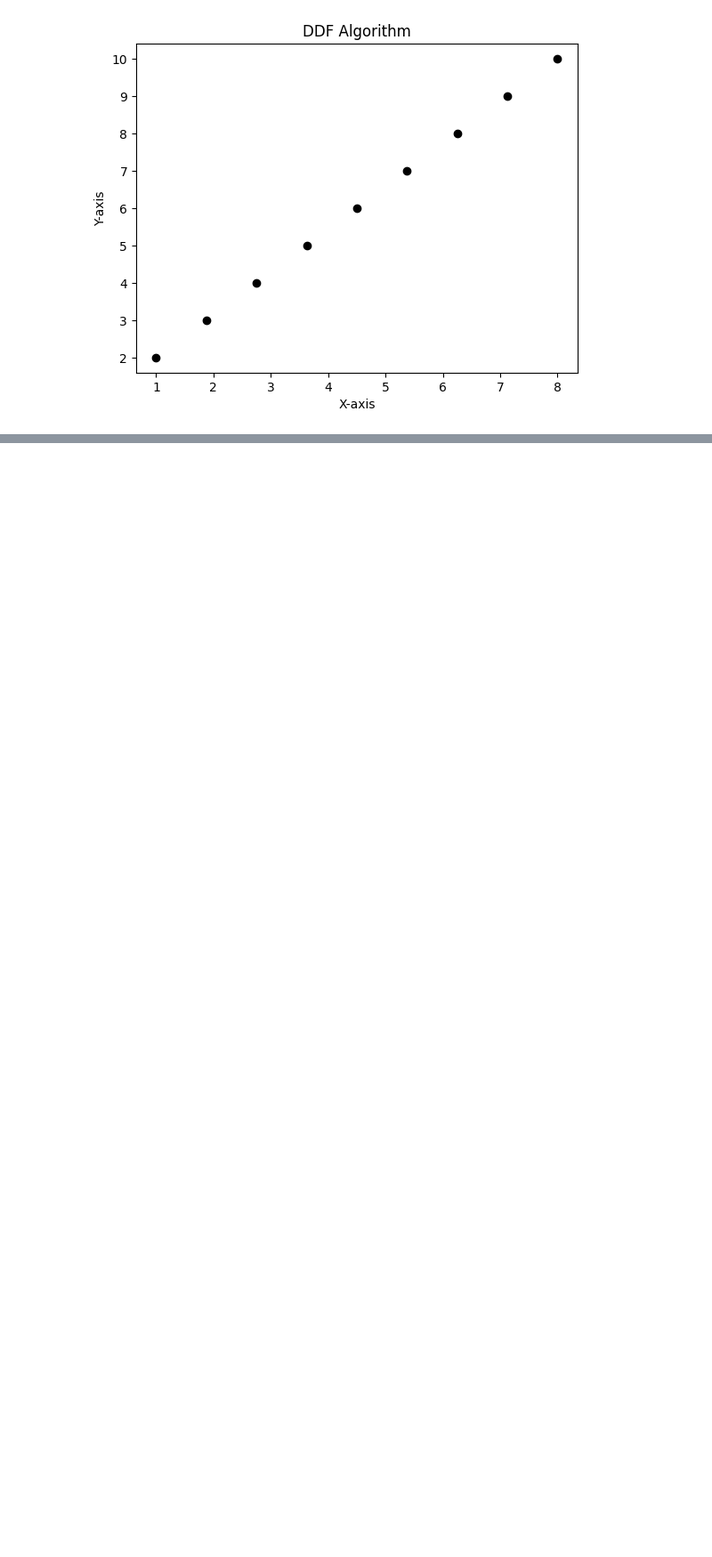
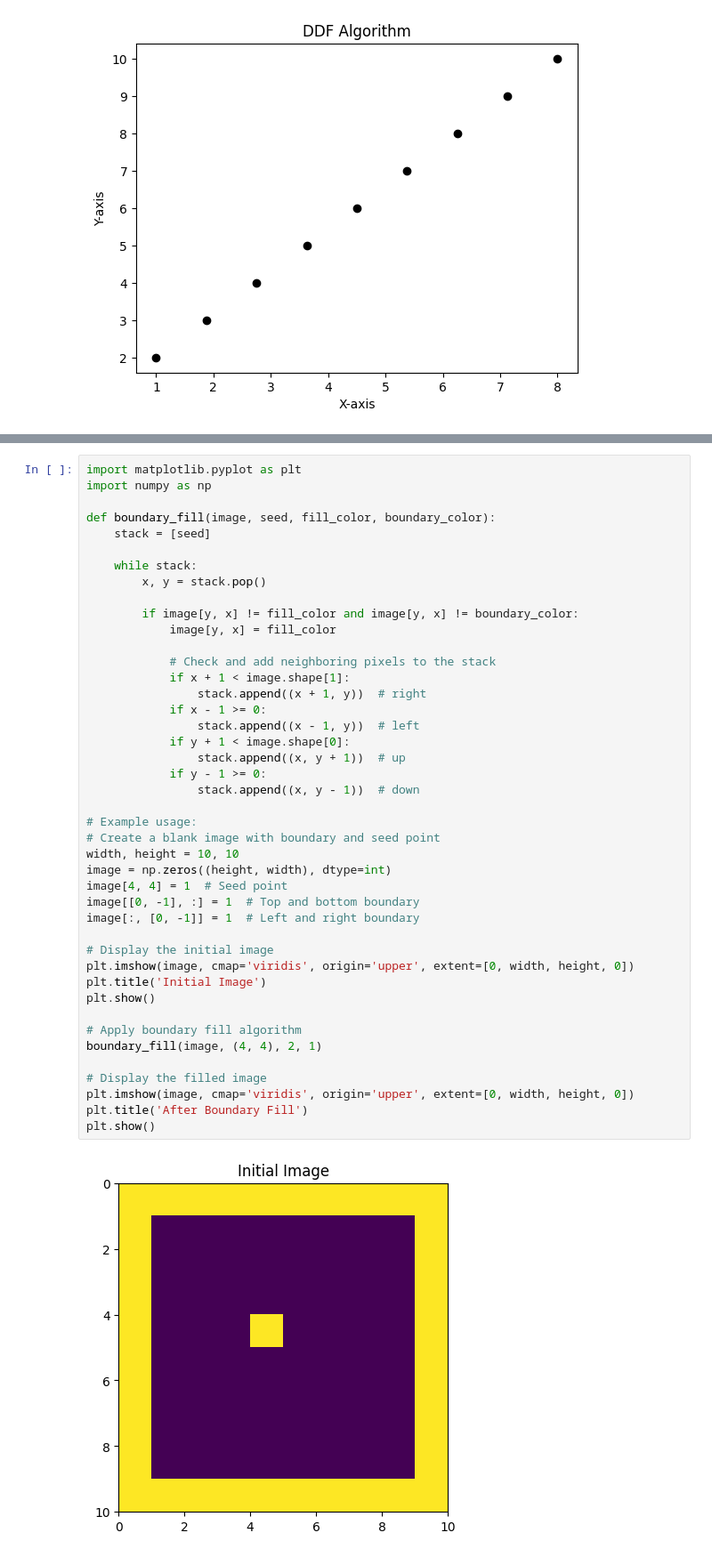
Before and after one commit to MdAbdullahIbnNoor/4-2-computer-graphics-lab-python, a Jupyter notebook: line_draw.ipynb, the cells around one changed output, grey strips where cells are left out. Shown: that part at 89% size. Saved outputs shown, nothing was run; the diff lists cells and outputs as text; blank space fills up the shorter version.

Commit message:
boundary fill algo

```diff
--- a/line_draw.ipynb
+++ b/line_draw.ipynb
@@ -325,0 +401,45 @@ draw_circle_midpoint(0, 0, 5)
+# %%
+import matplotlib.pyplot as plt
+import numpy as np
+
+def boundary_fill(image, seed, fill_color, boundary_color):
+    stack = [seed]
+
+    while stack:
+        x, y = stack.pop()
+
+        if image[y, x] != fill_color and image[y, x] != boundary_color:
+            image[y, x] = fill_color
+
+            # Check and add neighboring pixels to the stack
+            if x + 1 < image.shape[1]:
+                stack.append((x + 1, y))  # right
+            if x - 1 >= 0:
+                stack.append((x - 1, y))  # left
+            if y + 1 < image.shape[0]:
+                stack.append((x, y + 1))  # up
+            if y - 1 >= 0:
+                stack.append((x, y - 1))  # down
+
+# Example usage:
+# Create a blank image with boundary and seed point
+width, height = 10, 10
+image = np.zeros((height, width), dtype=int)
+image[4, 4] = 1  # Seed point
+image[[0, -1], :] = 1  # Top and bottom boundary
+image[:, [0, -1]] = 1  # Left and right boundary
+
+# Display the initial image
+plt.imshow(image, cmap='viridis', origin='upper', extent=[0, width, height, 0])
+plt.title('Initial Image')
+plt.show()
+
+# Apply boundary fill algorithm
+boundary_fill(image, (4, 4), 2, 1)
+
+# Display the filled image
+plt.imshow(image, cmap='viridis', origin='upper', extent=[0, width, height, 0])
+plt.title('After Boundary Fill')
+plt.show()
+# %% [output]
+[figure, added]
```
Also changed, not shown: parts of 4 cells of this notebook.
